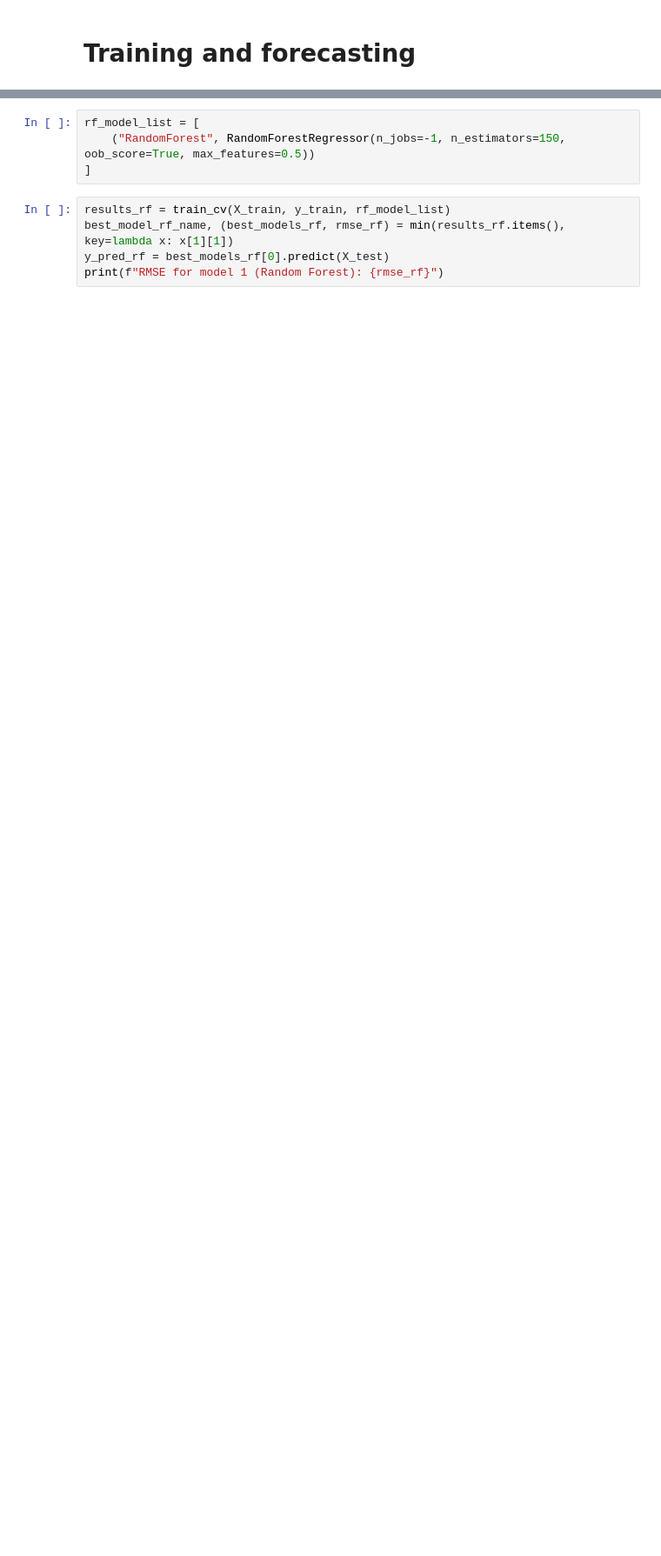
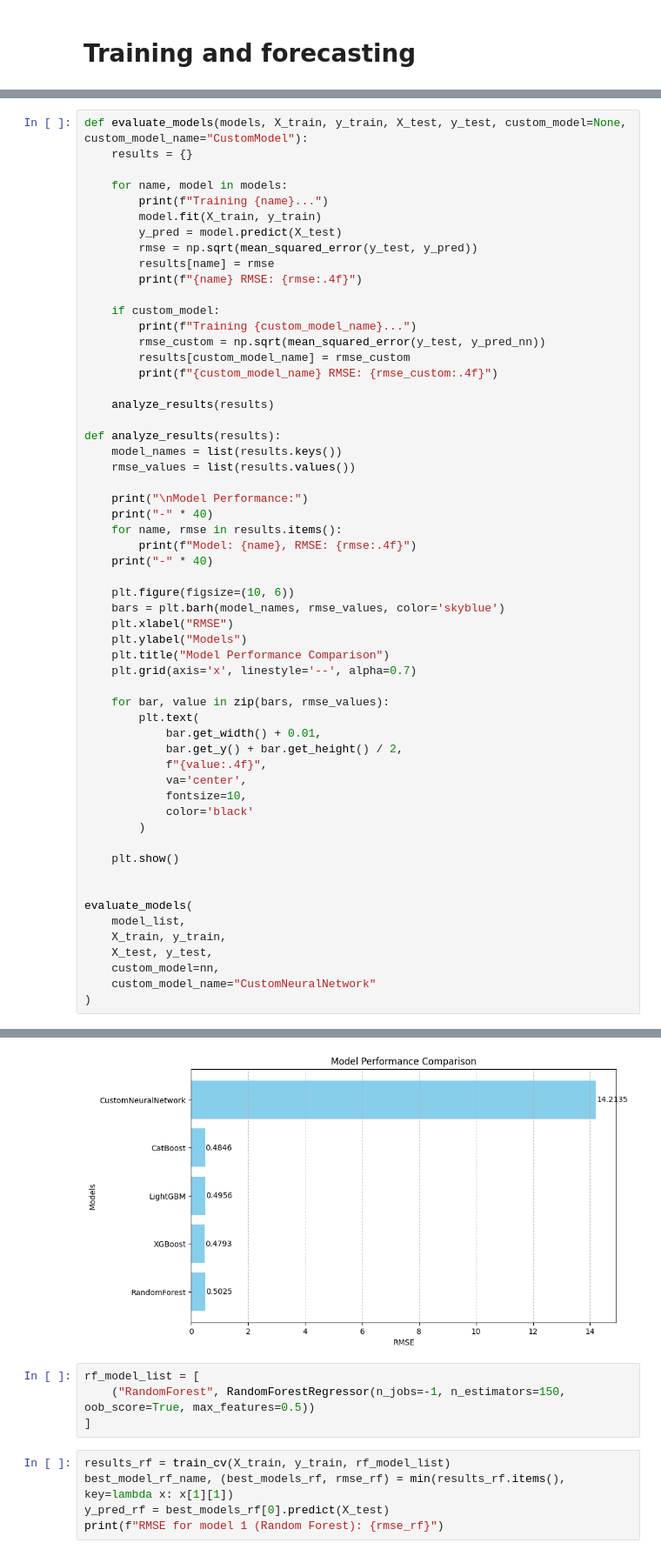
Before and after one commit to Nemessi10/math_basis_of_ai, a Jupyter notebook: ML.ipynb, the cells around one changed output, grey strips where cells are left out. Shown at 87% size. Saved outputs shown, nothing was run; the diff lists cells and outputs as text; blank space fills up the shorter version.

Commit message:
add comparison of models with a custom model

```diff
--- a/ML.ipynb
+++ b/ML.ipynb
@@ -390,0 +391,58 @@ RMSE для кастомної нейронної мережі на тестов
+# %%
+def evaluate_models(models, X_train, y_train, X_test, y_test, custom_model=None, custom_model_name="CustomModel"):
+    results = {}
+
+    for name, model in models:
+        print(f"Training {name}...")
+        model.fit(X_train, y_train)
+        y_pred = model.predict(X_test)
+        rmse = np.sqrt(mean_squared_error(y_test, y_pred))
+        results[name] = rmse
+        print(f"{name} RMSE: {rmse:.4f}")
+
+    if custom_model:
+        print(f"Training {custom_model_name}...")
+        rmse_custom = np.sqrt(mean_squared_error(y_test, y_pred_nn))
+        results[custom_model_name] = rmse_custom
+        print(f"{custom_model_name} RMSE: {rmse_custom:.4f}")
+
+    analyze_results(results)
+
+def analyze_results(results):
+    model_names = list(results.keys())
+    rmse_values = list(results.values())
+
+    print("\nModel Performance:")
+    print("-" * 40)
+    for name, rmse in results.items():
+        print(f"Model: {name}, RMSE: {rmse:.4f}")
+    print("-" * 40)
+
+    plt.figure(figsize=(10, 6))
+    bars = plt.barh(model_names, rmse_values, color='skyblue')
+    plt.xlabel("RMSE")
+    plt.ylabel("Models")
+    plt.title("Model Performance Comparison")
+    plt.grid(axis='x', linestyle='--', alpha=0.7)
+
+    for bar, value in zip(bars, rmse_values):
+        plt.text(
+            bar.get_width() + 0.01,
+            bar.get_y() + bar.get_height() / 2,
+            f"{value:.4f}",
+            va='center',
+            fontsize=10,
+            color='black'
+        )
+
+    plt.show()
+
+
+evaluate_models(
+    model_list,
+    X_train, y_train,
+    X_test, y_test,
+    custom_model=nn,
+    custom_model_name="CustomNeuralNetwork"
+)
+# %% [output]
@@ -391,3 +468,4 @@ RMSE для кастомної нейронної мережі на тестов
+[figure, added]
 # %%
 rf_model_list = [
     ("RandomForest", RandomForestRegressor(n_jobs=-1, n_estimators=150, oob_score=True, max_features=0.5))
```
Also changed, not shown: parts of 9 cells of this notebook.
